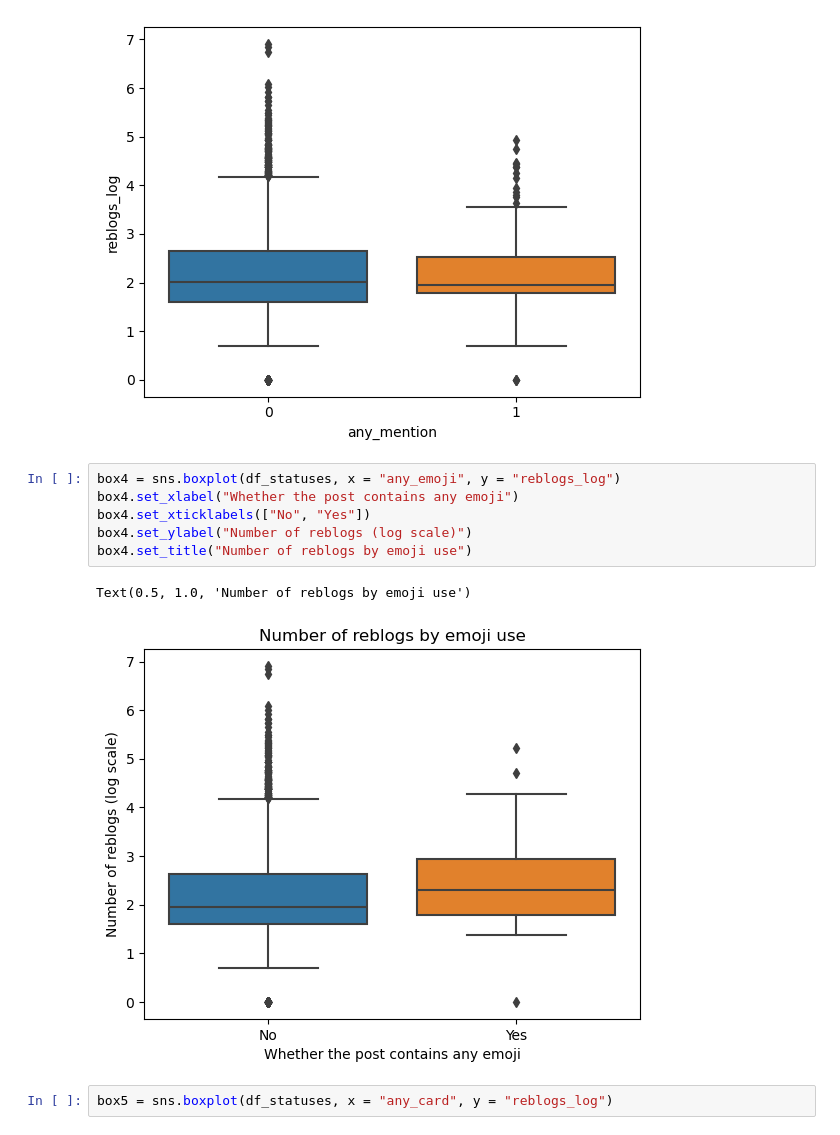
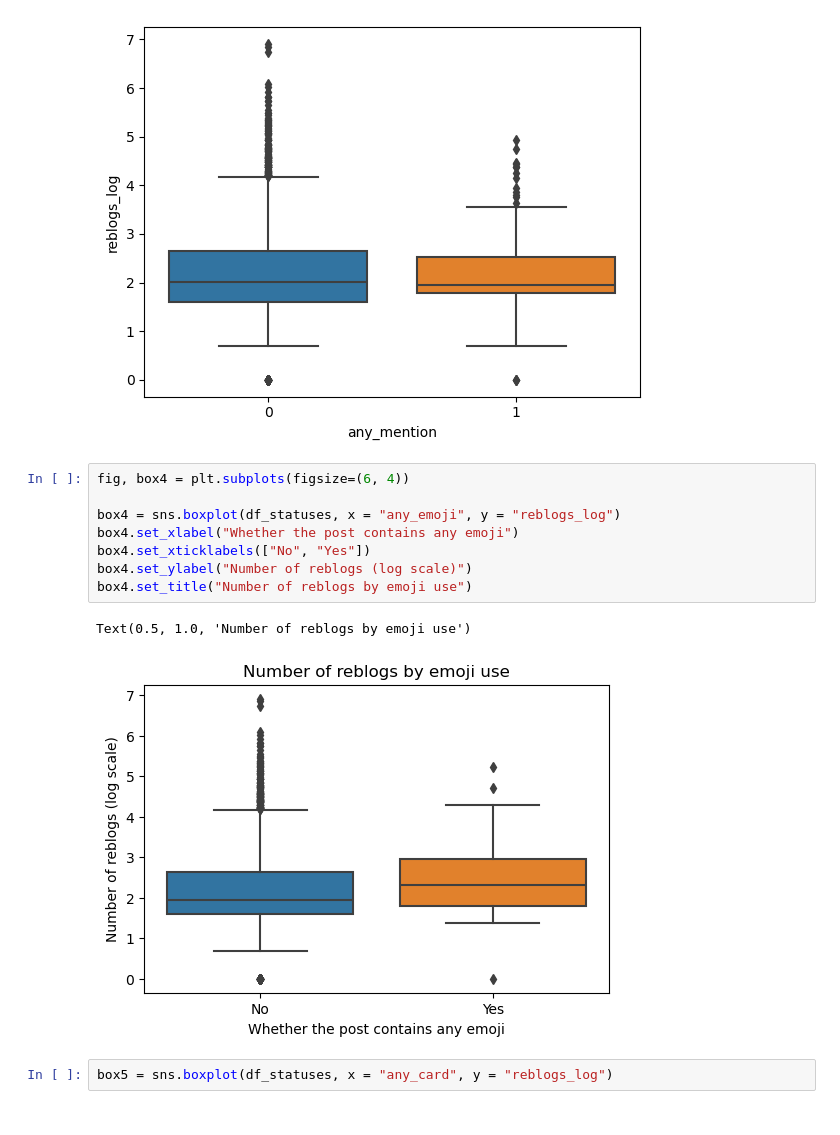
Before and after one commit to ruseny/mastodon-project, a Jupyter notebook: notebooks/analyses.ipynb, the cells around one changed output. Cells and saved outputs as stored; diff of their text form.

```diff
--- a/notebooks/analyses.ipynb
+++ b/notebooks/analyses.ipynb
@@ -226,14 +245,16 @@ box3 = sns.boxplot(df_statuses, x = "any_mention", y = "reblogs_log")
 # %% [output]
 [figure]
 # %%
+fig, box4 = plt.subplots(figsize=(6, 4))
+
 box4 = sns.boxplot(df_statuses, x = "any_emoji", y = "reblogs_log")
 box4.set_xlabel("Whether the post contains any emoji")
 box4.set_xticklabels(["No", "Yes"])
 box4.set_ylabel("Number of reblogs (log scale)")
 box4.set_title("Number of reblogs by emoji use")
 # %% [output]
 Text(0.5, 1.0, 'Number of reblogs by emoji use')
-[figure, old version]
+[figure, new version]
 # %%
 box5 = sns.boxplot(df_statuses, x = "any_card", y = "reblogs_log")
 # %% [output]
```
Also changed, not shown: parts of 12 cells of this notebook, 1 other file.
